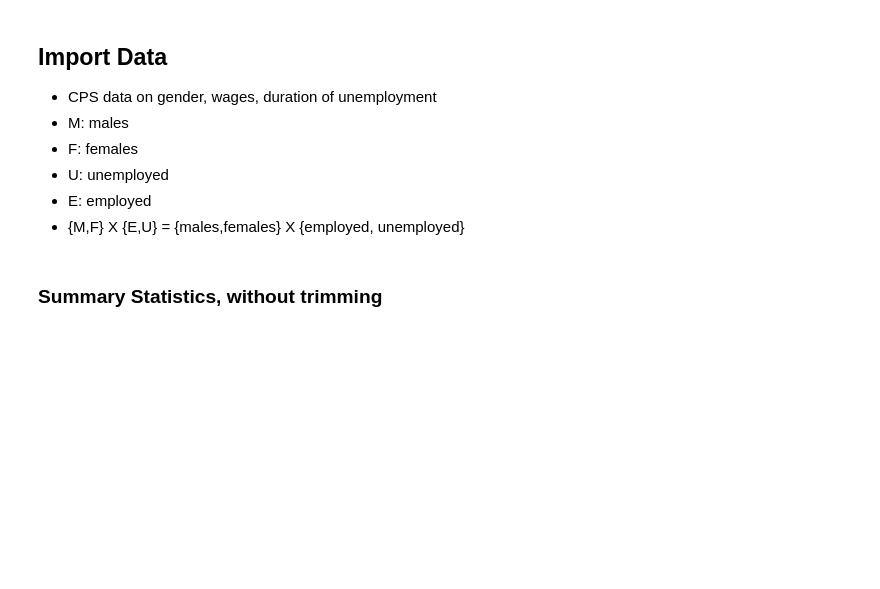
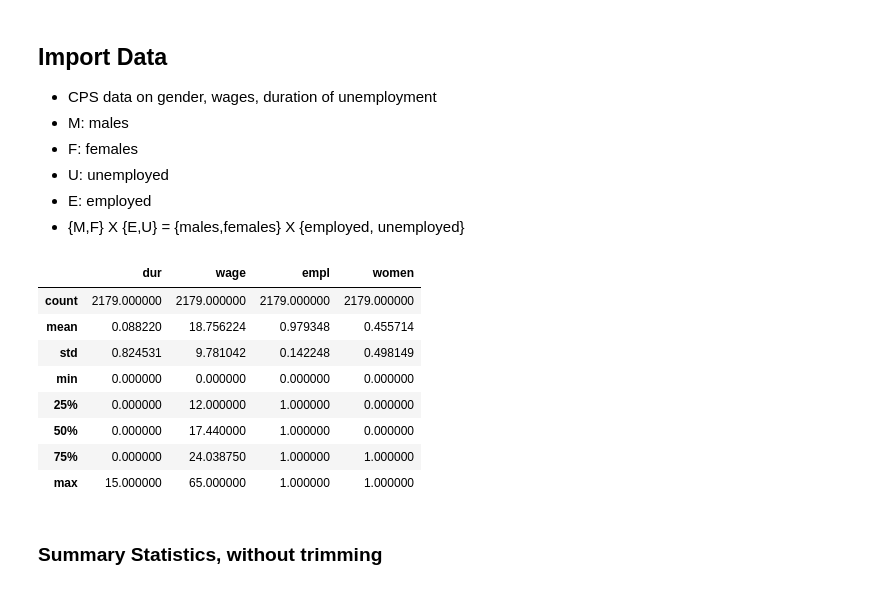
Before and after one commit to meganmccoy/masters-thesis, a Jupyter notebook: notebook/882 Replication.ipynb, the cells around one changed output. Drawn from its saved outputs; the diff is of its cells as text; code cells hidden in the pictures; blank space fills up the shorter version.

```diff
--- a/notebook/882 Replication.ipynb
+++ b/notebook/882 Replication.ipynb
@@ -46,6 +46,18 @@ ME = M[M['empl']==1] #1109 employed men
 MU = M[M['empl']==0] #18 unemployed men
 FE = F[F['empl']==1] #966 employed women
 FU = F[F['empl']==0] #27 unemployed women
+# %%
+data.describe()
+# %% [output]
+|  | dur | wage | empl | women |
+| count | 2179.000000 | 2179.000000 | 2179.000000 | 2179.000000 |
+| mean | 0.088220 | 18.756224 | 0.979348 | 0.455714 |
+| std | 0.824531 | 9.781042 | 0.142248 | 0.498149 |
+| min | 0.000000 | 0.000000 | 0.000000 | 0.000000 |
+| 25% | 0.000000 | 12.000000 | 1.000000 | 0.000000 |
+| 50% | 0.000000 | 17.440000 | 1.000000 | 0.000000 |
+| 75% | 0.000000 | 24.038750 | 1.000000 | 1.000000 |
+| max | 15.000000 | 65.000000 | 1.000000 | 1.000000 |
 # %% [markdown]
 ### Summary Statistics, without trimming
 # %%
```
Also changed, not shown: parts of 35 cells of this notebook.
